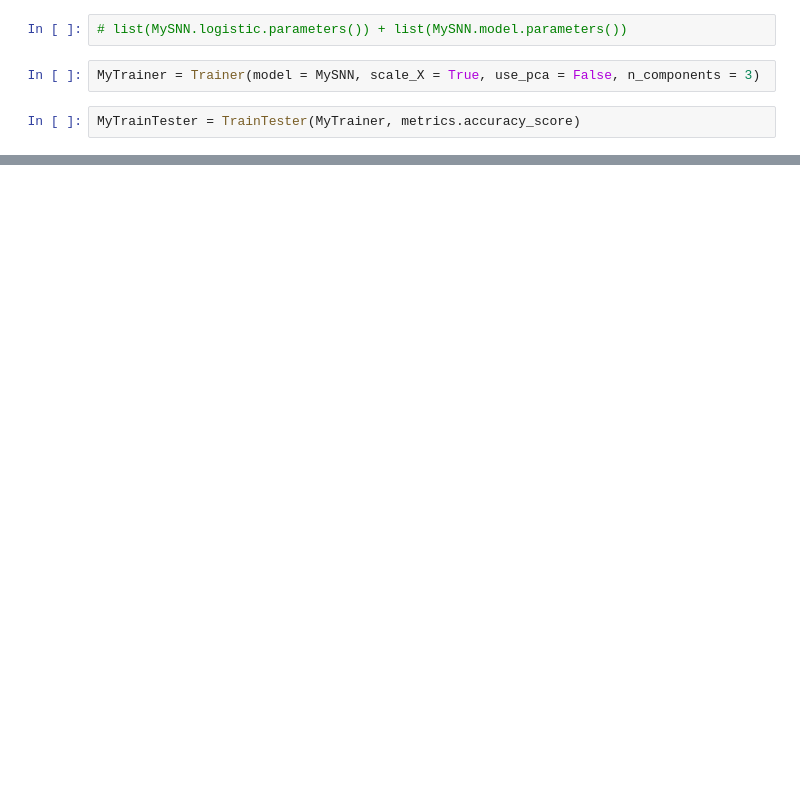
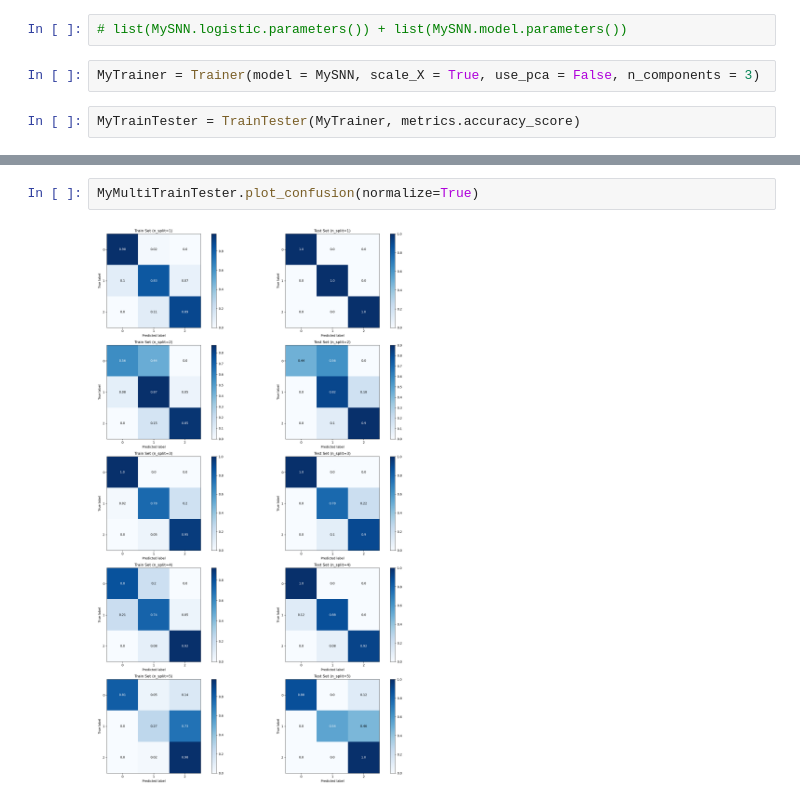
Before and after one commit to singjc/MetagenPipe, a Jupyter notebook: src/SNN_SandBox_iris.ipynb, the cells around one changed output, grey strips where cells are left out. Drawn from its saved outputs; the diff is of its cells as text; blank space fills up the shorter version.

```diff
--- a/src/SNN_SandBox_iris.ipynb
+++ b/src/SNN_SandBox_iris.ipynb
@@ -122,0 +175,4 @@ metrics.accuracy_score(y_pred_train_1D, y_train_1D)
+# %%
+MyMultiTrainTester.plot_confusion(normalize=True)
+# %% [output]
+[figure, added]
```
Also changed, not shown: parts of 24 cells of this notebook, 3 other files.
